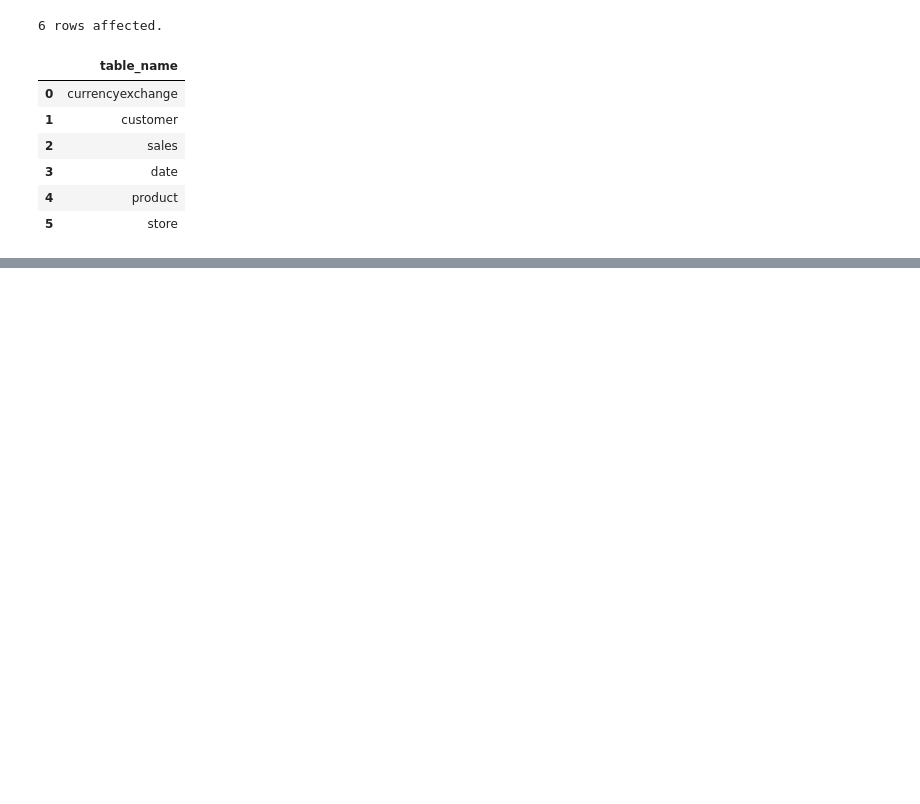
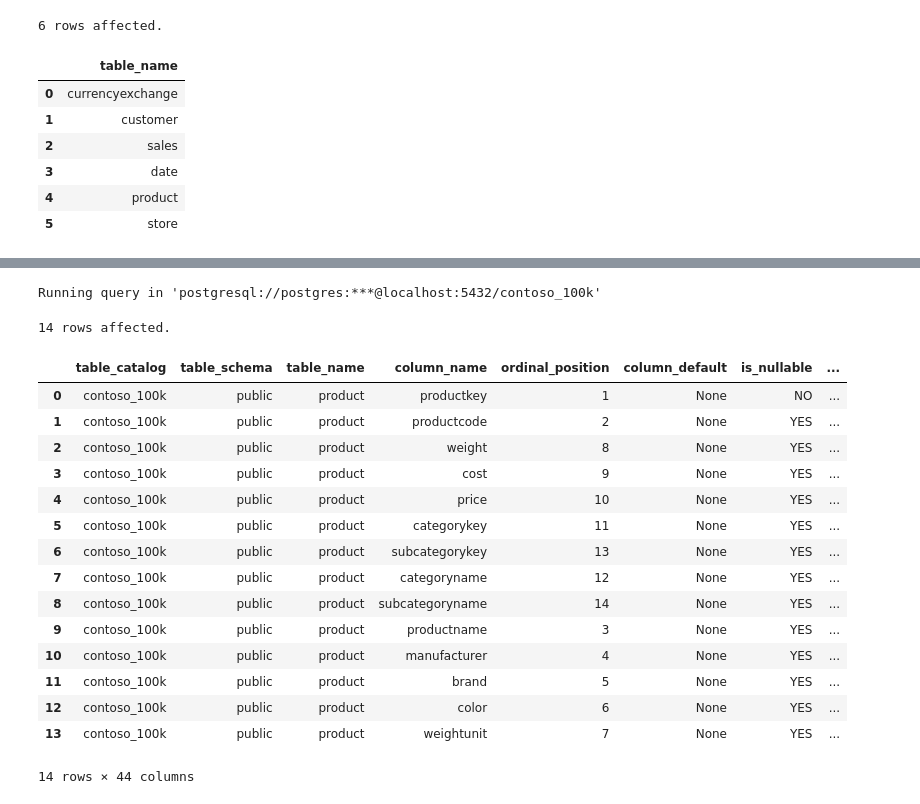
Before and after one commit to nitish5711/Correlation_in_python, a Jupyter notebook: Resources/Blank_SQL_Notebook.ipynb, the cells around one changed output, grey strips where cells are left out. Cells and saved outputs as stored; diff of their text form; code cells hidden in the pictures; blank space fills up the shorter version.

```diff
--- a/Resources/Blank_SQL_Notebook.ipynb
+++ b/Resources/Blank_SQL_Notebook.ipynb
@@ -89,0 +158,24 @@ Running query in 'postgresql://postgres:***@localhost:5432/contoso_100k'
+# %%
+%%sql
+SELECT *
+FROM information_schema.columns
+WHERE table_name='product'
+# %% [output]
+Running query in 'postgresql://postgres:***@localhost:5432/contoso_100k'
+14 rows affected.
+|  | table_catalog | table_schema | table_name | column_name | ordinal_position | column_default | is_nullable | ... |
+| 0 | contoso_100k | public | product | productkey | 1 | None | NO | ... |
+| 1 | contoso_100k | public | product | productcode | 2 | None | YES | ... |
+| 2 | contoso_100k | public | product | weight | 8 | None | YES | ... |
+| 3 | contoso_100k | public | product | cost | 9 | None | YES | ... |
+| 4 | contoso_100k | public | product | price | 10 | None | YES | ... |
+| 5 | contoso_100k | public | product | categorykey | 11 | None | YES | ... |
+| 6 | contoso_100k | public | product | subcategorykey | 13 | None | YES | ... |
+| 7 | contoso_100k | public | product | categoryname | 12 | None | YES | ... |
+| 8 | contoso_100k | public | product | subcategoryname | 14 | None | YES | ... |
+| 9 | contoso_100k | public | product | productname | 3 | None | YES | ... |
+| 10 | contoso_100k | public | product | manufacturer | 4 | None | YES | ... |
+| 11 | contoso_100k | public | product | brand | 5 | None | YES | ... |
+| 12 | contoso_100k | public | product | color | 6 | None | YES | ... |
+| 13 | contoso_100k | public | product | weightunit | 7 | None | YES | ... |
+14 rows × 44 columns
```
Also changed, not shown: parts of 6 cells of this notebook.
